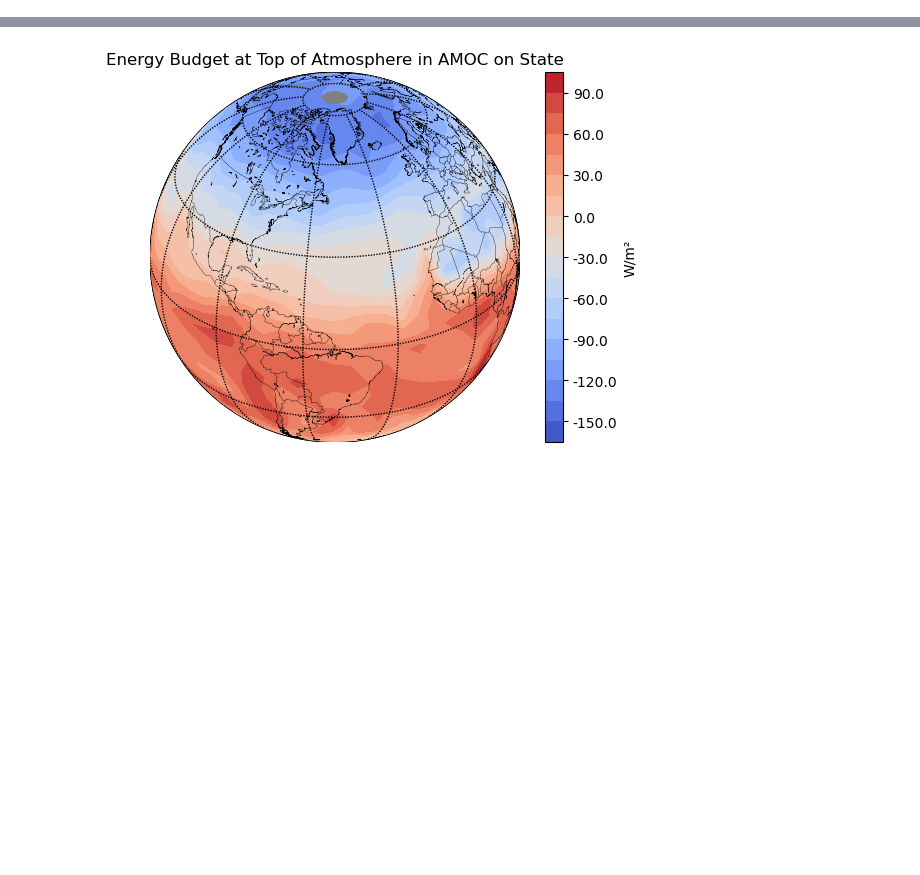
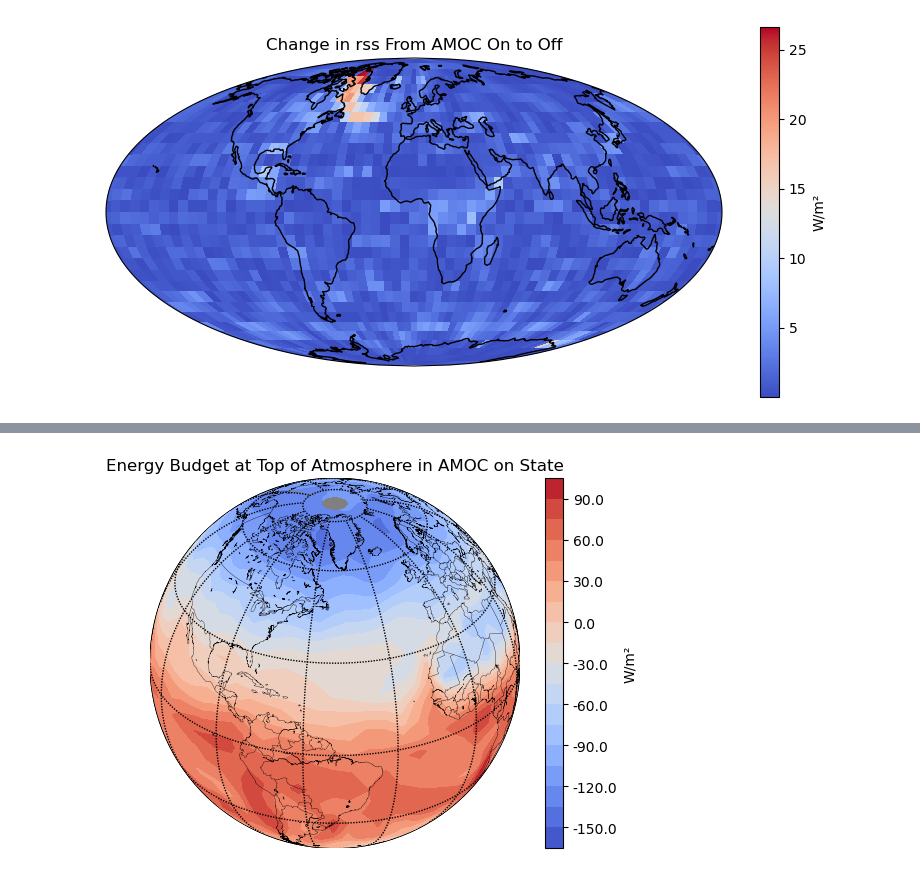
Before and after one commit to amethystaurora-robo/plasim_rare_events, a Jupyter notebook: draw_maps.ipynb, the cells around one changed output, grey strips where cells are left out. Saved outputs shown, nothing was run; the diff lists cells and outputs as text; code cells hidden in the pictures; blank space fills up the shorter version.

```diff
--- a/draw_maps.ipynb
+++ b/draw_maps.ipynb
@@ -19,0 +113,4 @@ df_hfss_off = pd.read_csv("hfss_off.csv")
+# %%
+find_differences(df_rss_on,df_rss_off,'rss')
+# %% [output]
+[figure, added]
```
Also changed, not shown: parts of 19 cells of this notebook, 1 other file.
